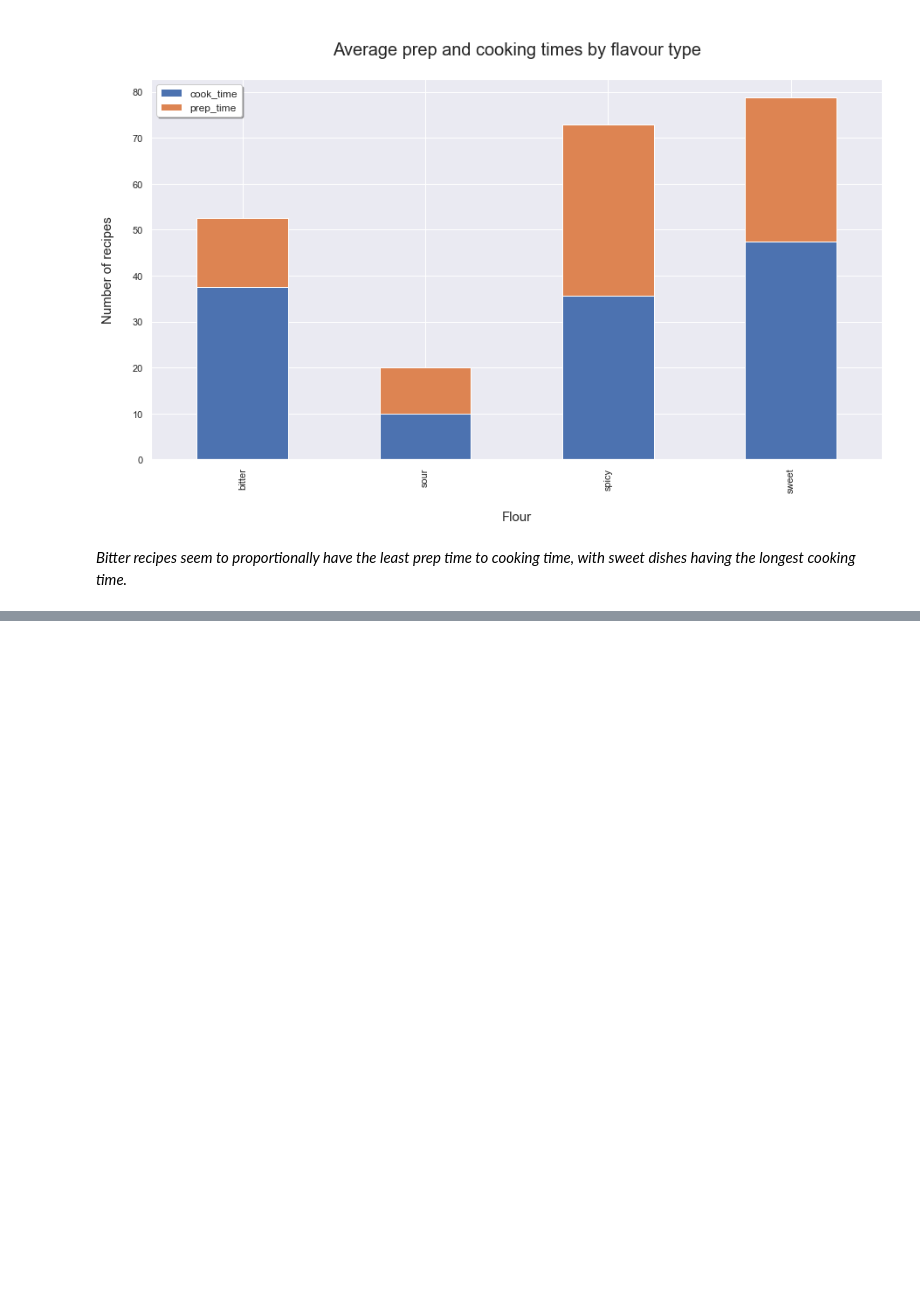
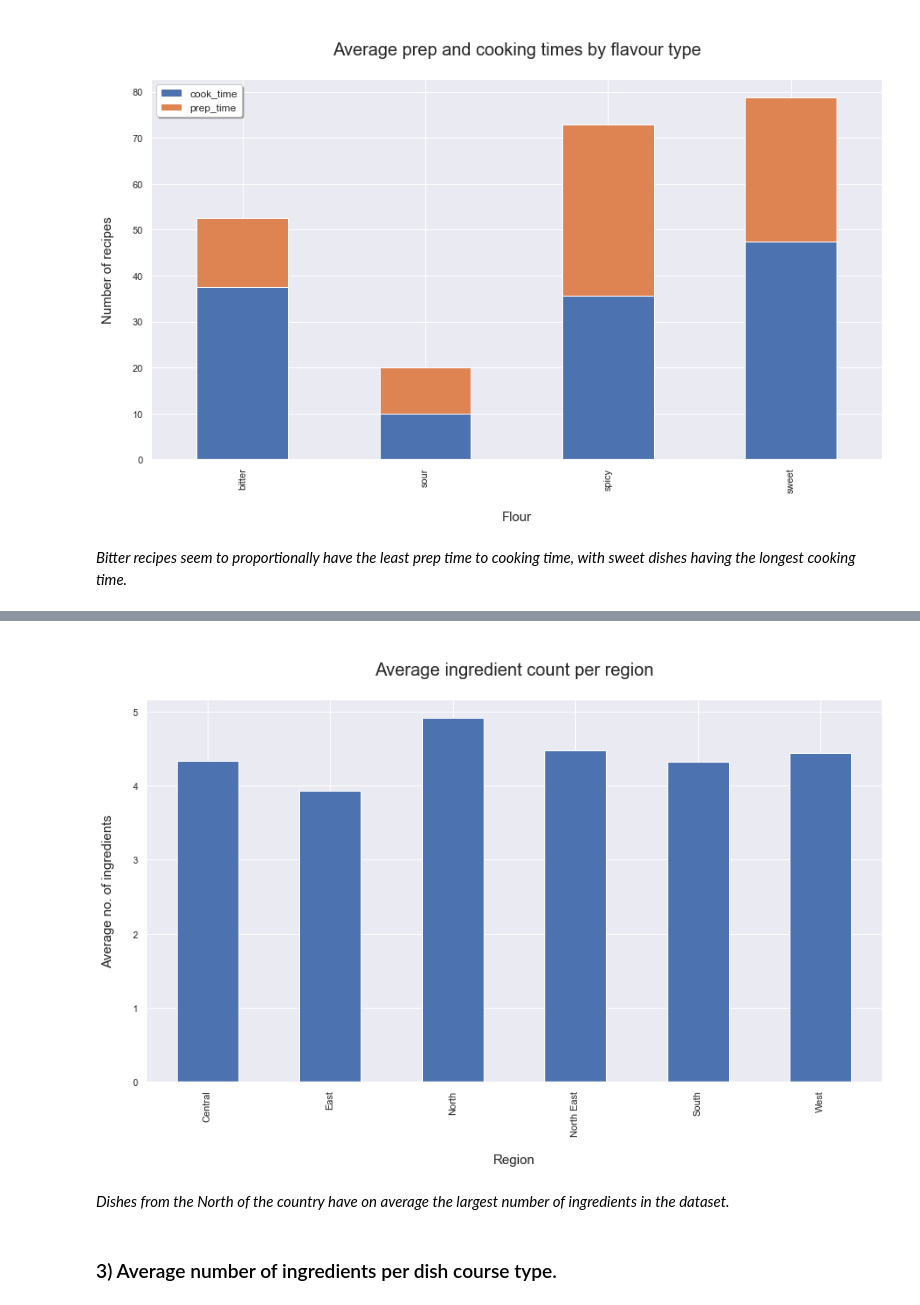
Before and after one commit to NickCunnington/Indian_food_project, a Jupyter notebook: indian_food.ipynb, the cells around one changed output, grey strips where cells are left out. Drawn from its saved outputs; the diff is of its cells as text; code cells hidden in the pictures; blank space fills up the shorter version.

```diff
--- a/indian_food.ipynb
+++ b/indian_food.ipynb
@@ -377,0 +382,9 @@ plt.show()
+# %%
+
+# creating another dataframe with a column called ingredient_count and counting number of ingredients in each recipe
+def count_ingredient(column):
+    return len(column.split(","))
+
+food_count = food
+food_count['ingredient_count'] = food_count.ingredients.apply(count_ingredient)
+food_count
@@ -377,0 +416,3 @@ plt.show()
+# %%
+region_ingredient_count = food_count.pivot_table(values = 'ingredient_count', index = 'region', aggfunc = np.mean)
+region_ingredient_count
@@ -377,0 +428,12 @@ plt.show()
+# %%
+region_ingredient_count.plot(kind = 'bar', legend = False)
+plt.title('\nAverage ingredient count per region\n', size = 20)
+plt.xlabel('\nRegion', fontsize = 15)
+plt.ylabel('Average no. of ingredients\n', size = 15)
+plt.show()
+# %% [output]
+[figure, added]
+# %% [markdown]
+*Dishes from the North of the country have on average the largest number of ingredients in the dataset.*
+# %% [markdown]
+### 3) Average number of ingredients per dish course type.
```
Also changed, not shown: parts of 28 cells of this notebook.
